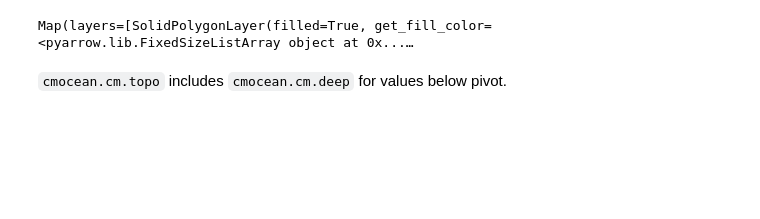
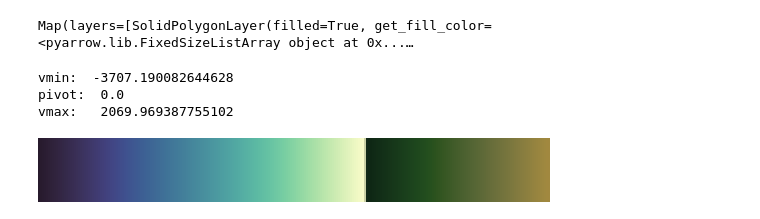
Before and after one commit to tinaok/Hack4RiOMAR, a Jupyter notebook: notebooks/gebco_plots.ipynb, the cells around one changed output. Saved outputs shown, nothing was run; the diff lists cells and outputs as text; code cells hidden in the pictures; blank space fills up the shorter version.

```diff
--- a/notebooks/gebco_plots.ipynb
+++ b/notebooks/gebco_plots.ipynb
@@ -70,5 +70,13 @@ cmap = cmocean.tools.crop(
 da.dggs.explore(cmap=cmap)
 # %% [output]
 Map(layers=[SolidPolygonLayer(filled=True, get_fill_color=<pyarrow.lib.FixedSizeListArray object at 0x...…
-# %% [markdown]
-<code>cmocean.cm.topo</code> includes <code>cmocean.cm.deep</code> for values below pivot.
+# %%
+print('vmin: ', da.to_numpy().min())
+print('pivot: ', 0.0)
+print('vmax:  ', da.to_numpy().max())
+cmap
+# %% [output]
+vmin:  -3707.190082644628
+pivot:  0.0
+vmax:   2069.969387755102
+[figure, added]
```
Also changed, not shown: parts of 2 cells of this notebook.
